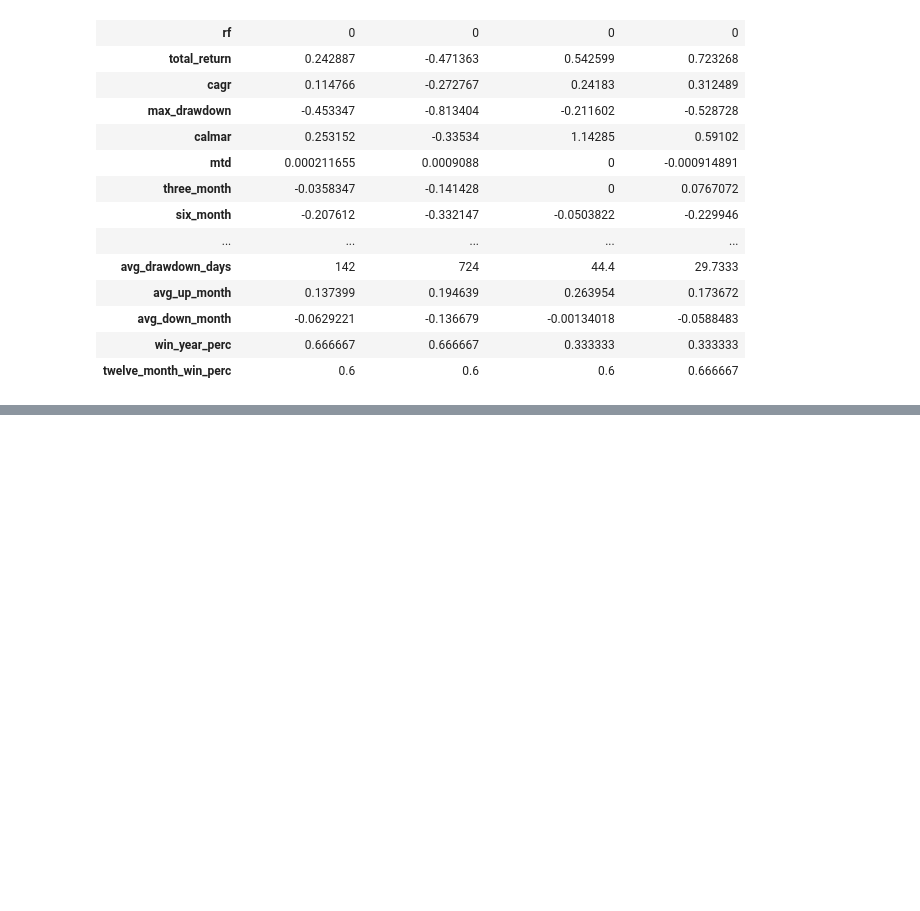
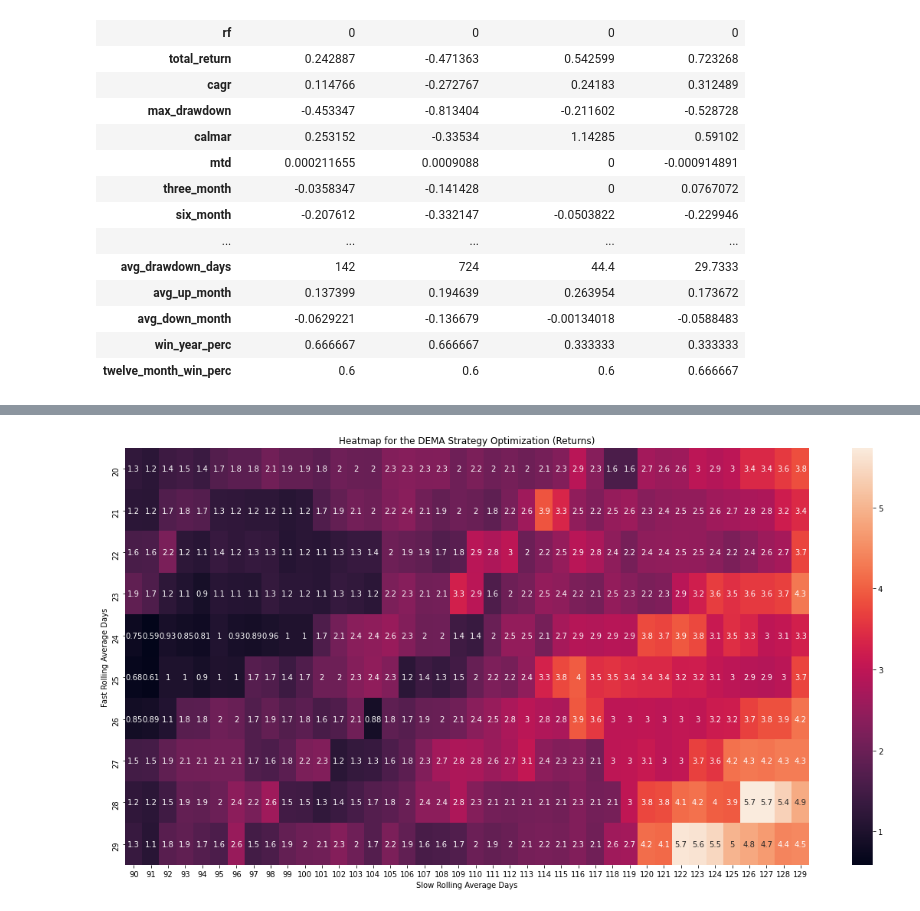
Before and after one commit to alimirr/algorithmic_trading_in_python, a Jupyter notebook: project/project_ali_edit.ipynb, the cells around one changed output, grey strips where cells are left out. Cells and saved outputs as stored; diff of their text form; code cells hidden in the pictures; blank space fills up the shorter version.

```diff
--- a/project/project_ali_edit.ipynb
+++ b/project/project_ali_edit.ipynb
@@ -941,0 +907,6 @@ okay im gonna scroll and tell me which grpahs you like
+# %%
+DEMA_optimized_returns = pd.DataFrame(index=fast_range,columns=slow_range)
+# %%
+for fast in fast_range:
+    for slow in slow_range:
+        DEMA_optimized_returns.loc[fast,slow] = float(strat_dict[f'{fast}_{slow}_strategy'].stats.loc['total_return',])
@@ -941,0 +932,4 @@ okay im gonna scroll and tell me which grpahs you like
+# %%
+for fast in fast_range:
+    for slow in slow_range:
+        DEMA_optimized_returns.loc[fast,slow] = float(strat_dict[f'{fast}_{slow}_strategy'].stats.loc['total_return',])
@@ -941,0 +959,15 @@ okay im gonna scroll and tell me which grpahs you like
+# %%
+for col in DEMA_optimized_returns.columns:
+    DEMA_optimized_returns[col] = DEMA_optimized_returns[col].astype(float)
+
+for col in BBAND_optimized_returns.columns:
+    BBAND_optimized_returns[col] = BBAND_optimized_returns[col].astype(float)
+# %%
+fig, ax = plt.subplots(figsize=(20,10))
+sns.heatmap(DEMA_optimized_returns, annot=True)
+plt.title('Heatmap for the DEMA Strategy Optimization (Returns)')
+plt.ylabel('Fast Rolling Average Days')
+plt.xlabel('Slow Rolling Average Days')
+plt.show()
+# %% [output]
+[figure, added]
```
Also changed, not shown: parts of 22 cells of this notebook, 2 other files.
